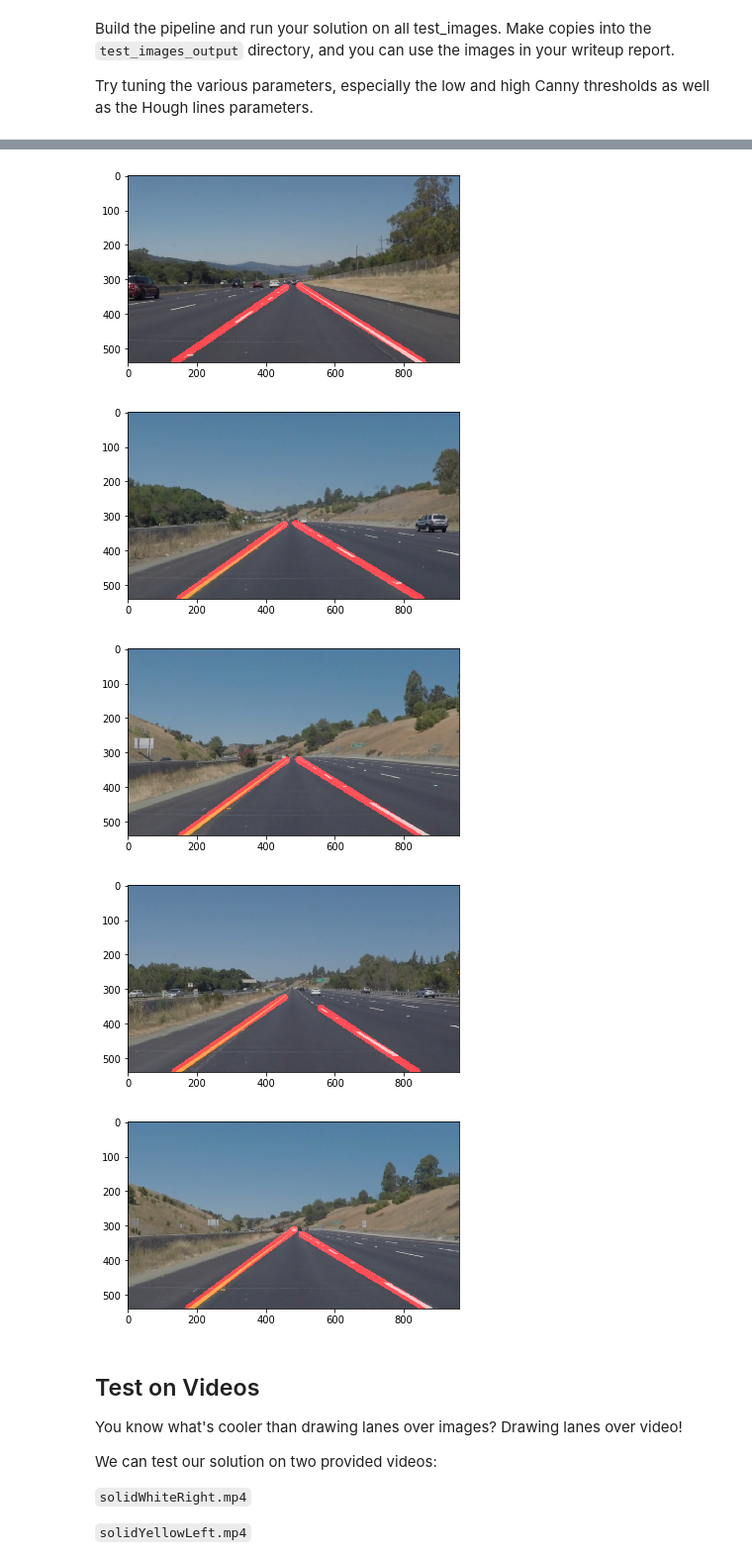
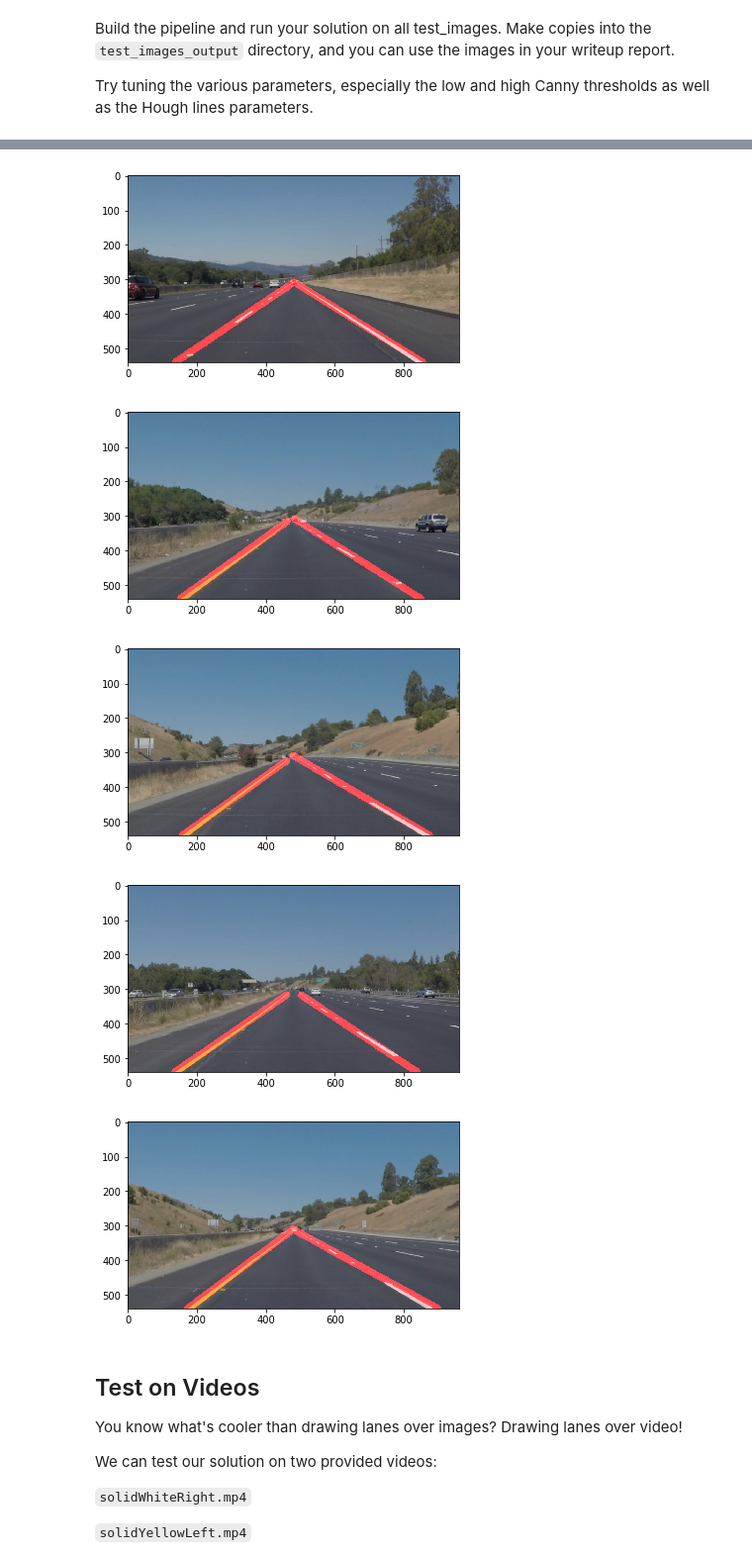
Before and after one commit to ahracho/CarND-LaneLines-P1, a Jupyter notebook: P1.ipynb, the cells around one changed output, grey strips where cells are left out. Shown at 99% size. Cells and saved outputs as stored; diff of their text form; code cells hidden in the pictures.

```diff
--- a/P1.ipynb
+++ b/P1.ipynb
@@ -141,8 +141,19 @@ def draw_lines(img, lines, color=[255, 0, 0], thickness=2):
     If you want to make the lines semi-transparent, think about combining
     this function with the weighted_img() function below
     """
+
+    """
+    Process of averaging lines detected by Hough Transformation.
+
+    1. Divide Hought lines into left and right lanes with respect to slope.
+        Since (0,0) is at the left top of the image, unlike what it is seemed, right lane has positive slope while left lane has negative.
+    2. Find top and bottom points for both left and right lane.
+    3. Usually, detected bottom points are not reached to the bottom of the image, lengthen the line to the bottom.
+    """
+
     left_lane  = np.empty((0,2), int)
     right_lane = np.empty((0,2), int)
+
 
     # Divide hough lines into left and right lanes
     # Since (0,0) is at the left top of the image, unlike what it is seemed, right lane has positive slope while left lane has negative.
@@ -151,13 +162,12 @@ def draw_lines(img, lines, color=[255, 0, 0], thickness=2):
             # get slope
             m = (y2 - y1) / (x2 - x1)
 
-            if m > 0: # right
+            if m > 0.5: # right
                 right_lane = np.append(right_lane, [[x1, y1], [x2, y2]], axis = 0)
-            elif m < 0: # left
+            elif m < -0.5: # left
                 left_lane = np.append(left_lane, [[x1, y1], [x2, y2]], axis = 0)
             else:
                 continue
-
 
     left_point = np.argmin(left_lane, axis = 0) # the point with minimun y value is the farthest point, and the one with minimus x value is the closest on left lane
     right_top = np.argmin(right_lane, axis = 0) # minimun x, y value means the farthest point on right lane
@@ -168,15 +178,13 @@ def draw_lines(img, lines, color=[255, 0, 0], thickness=2):
 
     # we need slopes so as to lengthen the lines
     left_slope = (left_lane[left_point[0],1] - left_lane[left_point[1],1]) / (left_lane[left_point[0],0] - left_lane[left_point[1],0])
-    right_slope =(right_lane[right_top[1],1] - right_lane[right_bottom[1],1]) / (right_lane[right_top[1],0] - right_lane[right_bottom[1],0])
-
+    right_slope =(right_lane[right_top[0],1] - right_lane[right_bottom[0],1]) / (right_lane[right_top[0],0] - right_lane[right_bottom[0],0])
 
     left_btm_point = int(left_lane[left_point[1],0] - 1 / left_slope * (left_lane[left_point[1],1] - img.shape[0]))
-    right_btm_point = int(right_lane[right_top[1],0] - 1/right_slope * (right_lane[right_top[1],1] - img.shape[0]))
+    right_btm_point = int(right_lane[right_top[0],0] - 1/right_slope * (right_lane[right_top[0],1] - img.shape[0]))
 
     cv2.line(img, tuple(left_lane[left_point[1], :]), tuple([left_btm_point, img.shape[0]]), color, 20) # left lane
-    cv2.line(img, tuple(right_lane[right_top[1],:]), tuple([right_btm_point, img.shape[0]]), color, 20) # left lane
-
+    cv2.line(img, tuple(right_lane[right_top[0],:]), tuple([right_btm_point, img.shape[0]]), color, 20) # right lane
 
 
 def hough_lines(img, rho, theta, threshold, min_line_len, max_line_gap):
@@ -185,7 +193,6 @@ def hough_lines(img, rho, theta, threshold, min_line_len, max_line_gap):
 
     Returns an image with hough lines drawn.
     """
-    print("Hough : height ", img.shape[0], ", width ", img.shape[1])
     lines = cv2.HoughLinesP(img, rho, theta, threshold, np.array([]), minLineLength=min_line_len, maxLineGap=max_line_gap)
     line_img = np.zeros((img.shape[0], img.shape[1], 3), dtype=np.uint8)
     draw_lines(line_img, lines)
@@ -226,23 +233,22 @@ Try tuning the various parameters, especially the low and high Canny thresholds
 def extract_lanes(image):
     img_height = image.shape[0]
     img_width = image.shape[1]
-    print("height ", img_height, ", width ", img_width)
 
     # 1. Change image to grayscale so that we can reduce the variance of color appearing in the images
     gray_img = grayscale(image)
 
     # 2. Detect Lines - Canny Edge Detection with Gaussion Blur
     kernel_size = 3
-    low_threshold = 50
+    low_threshold = 30
     high_threshold = 90
 
     blur_gray = gaussian_blur(gray_img, kernel_size)
     edges_image = canny(blur_gray, low_threshold, high_threshold)
-    print("Canny : ", edges_image.shape)
+
     # 3. Region Masking - Uses Triangle
-    left_bottom = 50
-    right_bottom = img_width-50
-    height = img_height/2 + 40
+    left_bottom = img_width/20
+    right_bottom = img_width-left_bottom
+    height = img_height/30 * 17
 
     vertices = np.array([[left_bottom, img_height], [right_bottom, img_height], [img_width/2, height]], dtype=np.int32)
     masked_image = region_of_interest(edges_image,[vertices])
@@ -259,7 +265,6 @@ def extract_lanes(image):
 
     # 5. Draw Lines on the origin images
     draw_lines(line_image, hough_lines, color=[255, 0, 0], thickness=2)
-    print(line_image.shape, image.shape)
     final_image = weighted_img(line_image, image)
     return final_image
 
@@ -294,8 +281,8 @@ Canny :  (540, 960)
-[figure, old version]
+[figure, new version]
-[figure, old version]
+[figure, new version]
-[figure, old version]
+[figure, new version]
-[figure, old version]
+[figure, new version]
-[figure, old version]
+[figure, new version]
 # %% [markdown]
 ## Test on Videos
 
```
Also changed, not shown: parts of 7 cells of this notebook.
